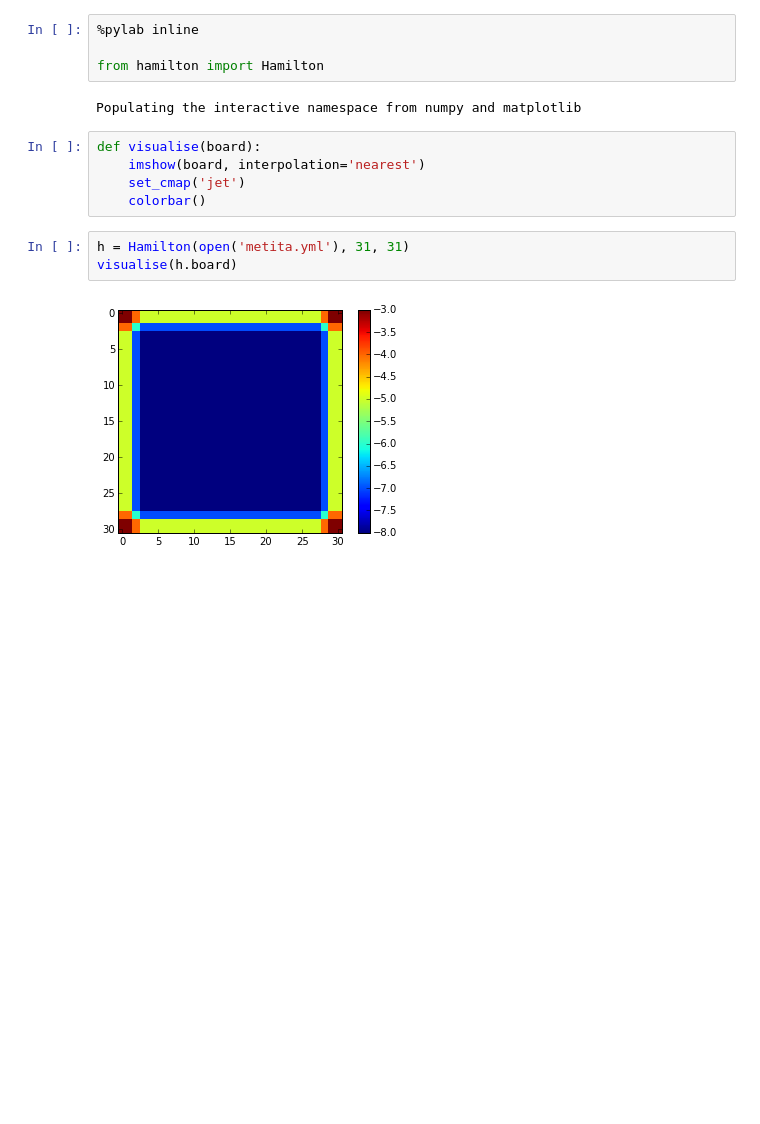
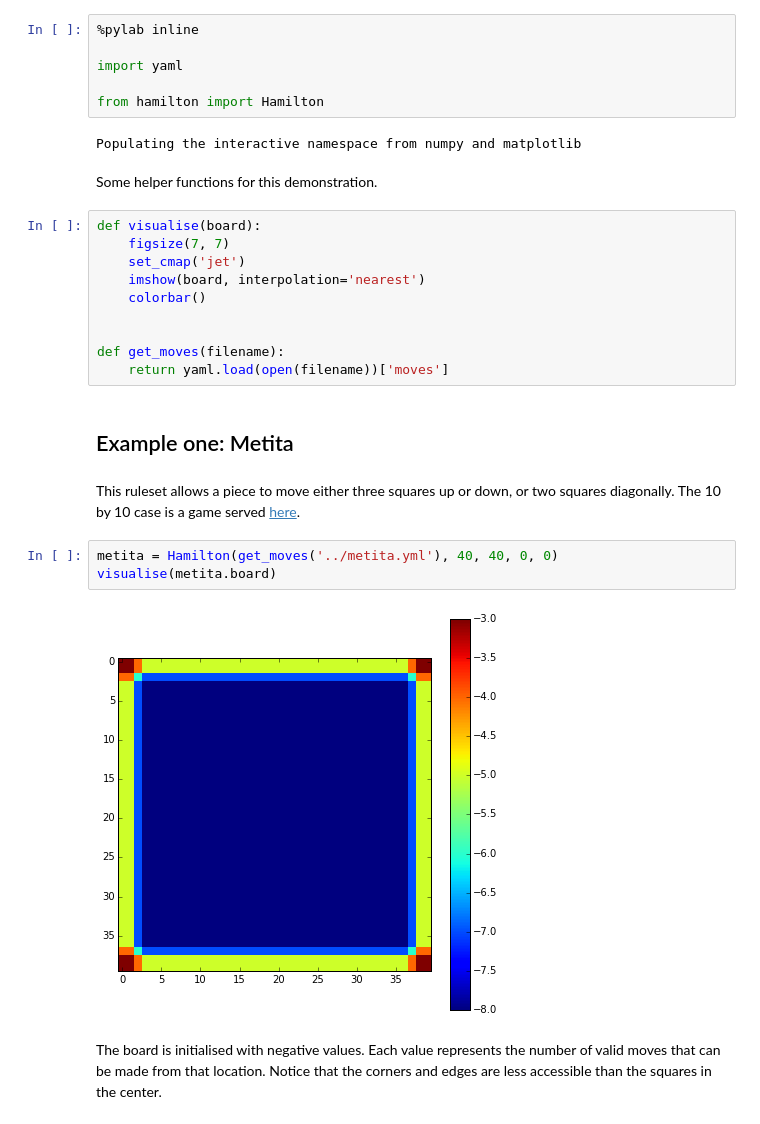
Before and after one commit to jfjlaros/hamilton, a Jupyter notebook: hamilton/heatmap.ipynb, the cells around one changed output. Saved outputs shown, nothing was run; the diff lists cells and outputs as text; blank space fills up the shorter version.

```diff
--- a/hamilton/heatmap.ipynb
+++ b/hamilton/heatmap.ipynb
@@ -1,17 +3,32 @@
 # %%
 %pylab inline
 
+import yaml
+
 from hamilton import Hamilton
 # %% [output]
 Populating the interactive namespace from numpy and matplotlib
+# %% [markdown]
+Some helper functions for this demonstration.
 # %%
 def visualise(board):
+    figsize(7, 7)
+    set_cmap('jet')
     imshow(board, interpolation='nearest')
-    set_cmap('jet')
     colorbar()
+
+
+def get_moves(filename):
+    return yaml.load(open(filename))['moves']
+# %% [markdown]
+## Example one: Metita
+# %% [markdown]
+This ruleset allows a piece to move either three squares up or down, or two squares diagonally. The 10 by 10 case is a game served [here](http://www.metita.net/Stuffs/100/100.htm).
 # %%
-h = Hamilton(open('metita.yml'), 31, 31)
-visualise(h.board)
+metita = Hamilton(get_moves('../metita.yml'), 40, 40, 0, 0)
+visualise(metita.board)
 # %% [output]
-[figure, old version]
+[figure, new version]
+# %% [markdown]
+The board is initialised with negative values. Each value represents the number of valid moves that can be made from that location. Notice that the corners and edges are less accessible than the squares in the center.
 # %%
```
Also changed, not shown: parts of 18 cells of this notebook.
